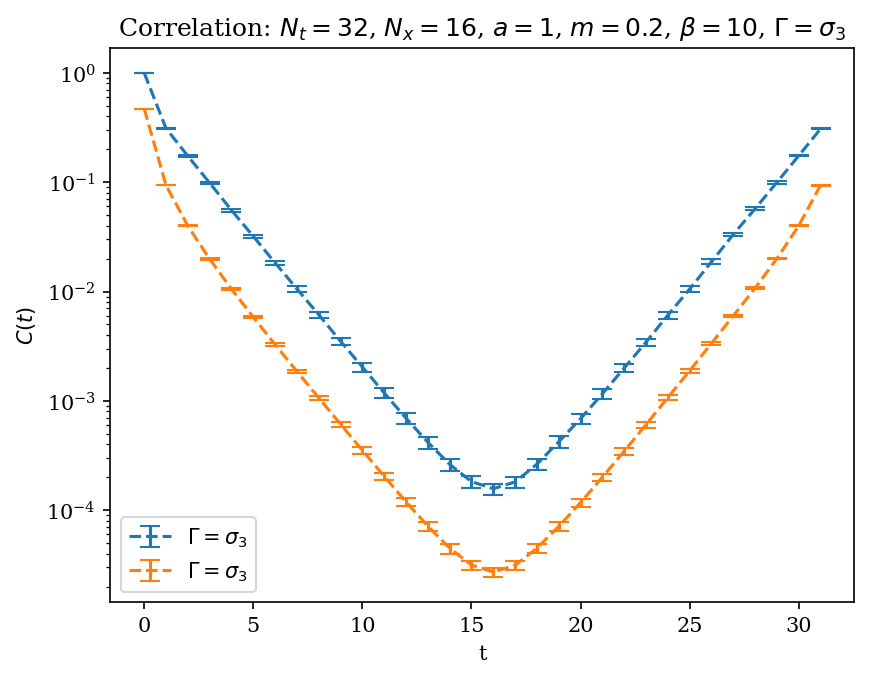
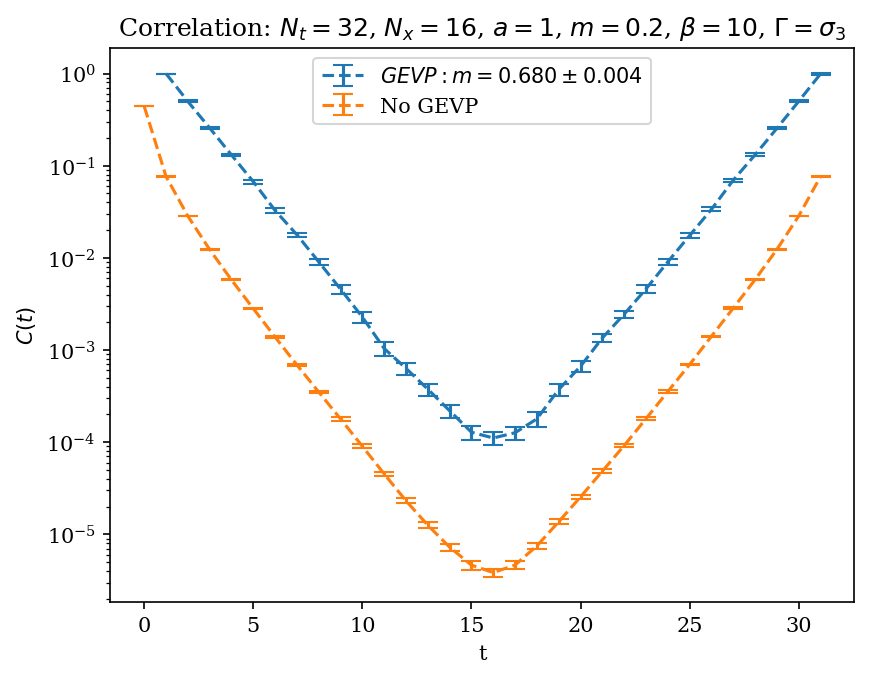
The change to this notebook cell's code, shown as a diff; its figure went from the first image to the second:
--- before
+++ after
@@ -1,6 +1,9 @@
 plt.figure(dpi=150)
 
-plt.errorbar(x=np.arange(len(correlSigma3[0])),y=correlSigma3[0],yerr=correlSigma3[1],ls="--",capsize=5,label=r"$\Gamma=\sigma_3$")
-plt.errorbar(x=np.arange(len(correlSigma3Orig[0])),y=correlSigma3Orig[0],yerr=correlSigma3Orig[1],ls="--",capsize=5,label=r"$\Gamma=\sigma_3$")
+masses = sim.correlation.gevpMassExtract(correlSigma3,fitT=6)
+mPS=masses[0]
+dmPS = masses[1]
+plt.errorbar(x=np.arange(1,len(correlSigma3[0])+1),y=correlSigma3[0],yerr=correlSigma3[1],ls="--",capsize=5,label=rf"$GEVP: m={mPS:.3f}\pm{dmPS:.3f}$")
+plt.errorbar(x=np.arange(len(correlSigma3Orig[0])),y=correlSigma3Orig[0],yerr=correlSigma3Orig[1],ls="--",capsize=5,label=r"No GEVP")
 
 plt.semilogy()

Commit: dispersion relationship